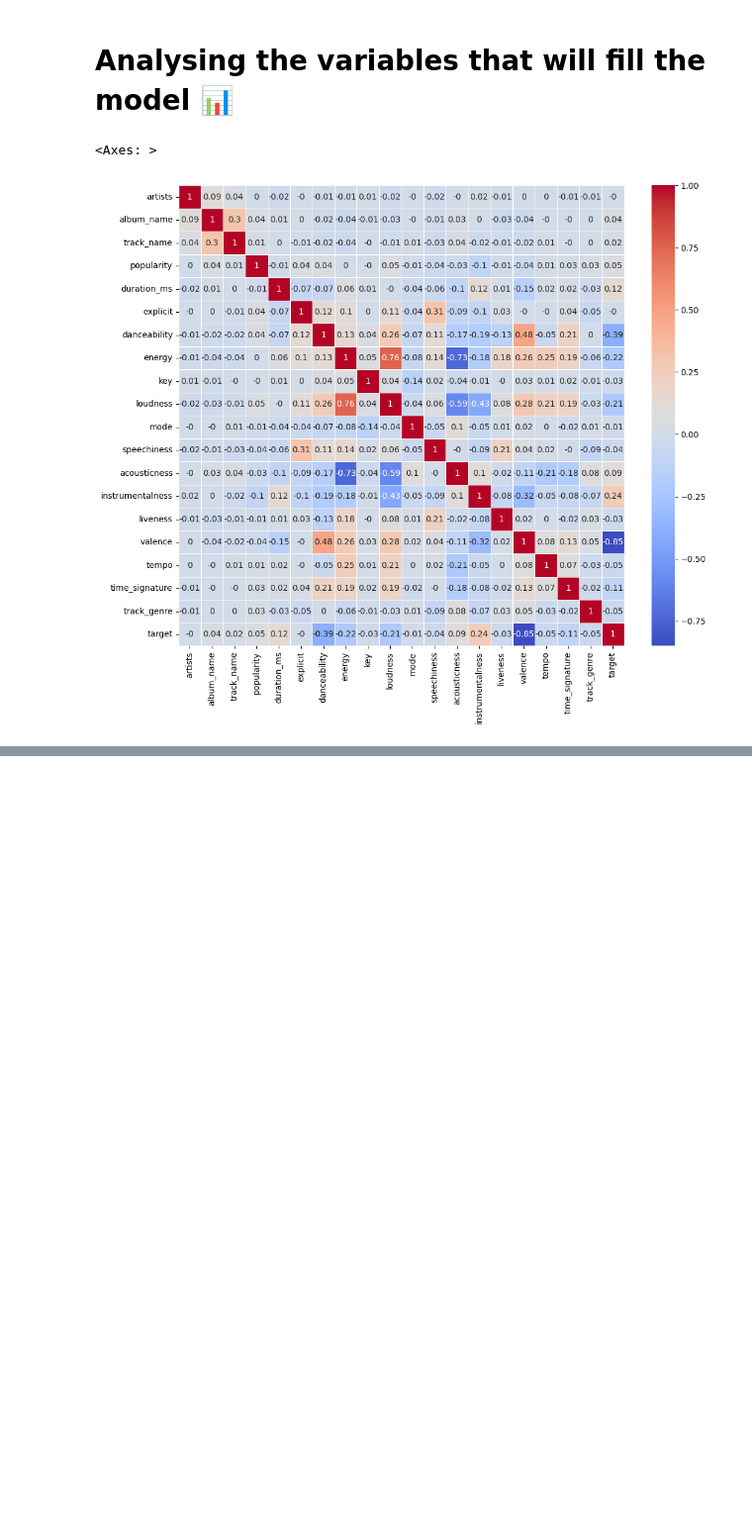
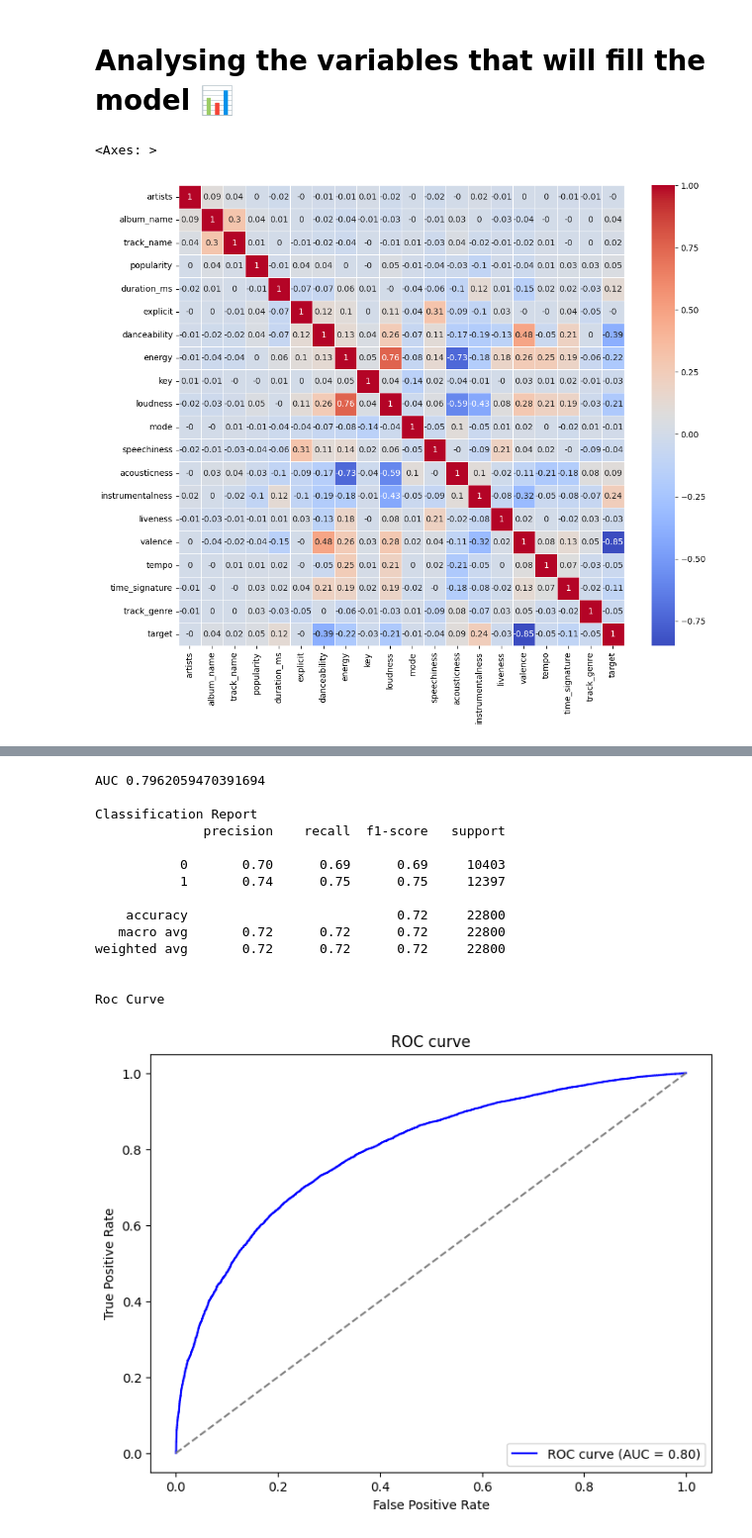
Before and after one commit to CaioLDias/Music_Classifier_Spotify, a Jupyter notebook: Music_Classifier_Spotify.ipynb, the cells around one changed output, grey strips where cells are left out. Shown at 99% size. Saved outputs shown, nothing was run; the diff lists cells and outputs as text; code cells hidden in the pictures; blank space fills up the shorter version.

Commit message:
Adding some predictive analysis

```diff
--- a/Music_Classifier_Spotify.ipynb
+++ b/Music_Classifier_Spotify.ipynb
@@ -143,0 +204,40 @@ sns.heatmap(data=correlation_matrix, annot=True, linewidths=.5, ax=ax, cmap="coo
+# %%
+def roda_modelo(modelo):
+
+    from sklearn.metrics import roc_curve, roc_auc_score, classification_report
+
+    # Training the model with the training dataset
+    modelo.fit(X_train_escalonado, y_train)
+
+    # Calculating probability and calculating AUC
+    prob_predic = modelo.predict_proba(X_test_escalonado) # get the probabilities associated with the predicted classes for each data instance
+    auc = roc_auc_score(y_test, prob_predic[:,1])
+    print(f"AUC {auc}")
+
+    # Predicting test data and calculating the classification report
+    predicao = modelo.predict(X_test_escalonado)
+    print("\nClassification Report")
+    print(classification_report(y_test, predicao))
+
+    print("\nRoc Curve\n")
+    # Make probability predictions
+    y_pred_probs = modelo.predict_proba(X_test_escalonado)[:, 1]
+
+    # Calculate the ROC curve
+    fpr, tpr, thresholds = roc_curve(y_test, y_pred_probs)
+
+    # Calculate AUC (area under the ROC curve)
+    auc = roc_auc_score(y_test, y_pred_probs)
+
+    # Plot the ROC curve
+    plt.figure(figsize=(8, 6))
+    plt.plot(fpr, tpr, color='blue', label=f'ROC curve (AUC = {auc:.2f})') # linewidth
+    plt.plot([0, 1], [0, 1], color='gray',linestyle='--')
+    plt.xlabel('False Positive Rate')
+    plt.ylabel('True Positive Rate')
+    plt.title('ROC curve')
+    plt.legend(loc='lower right')
+    plt.show()
+
+    # Convert probabilities to predicted classes (0 or 1)
+    y_pred = (y_pred_probs > 0.5).astype(int)
@@ -143,0 +248,20 @@ sns.heatmap(data=correlation_matrix, annot=True, linewidths=.5, ax=ax, cmap="coo
+# %%
+from sklearn.linear_model import LogisticRegression
+modelo_logistico = LogisticRegression()
+roda_modelo(modelo_logistico)
+# %% [output]
+AUC 0.7962059470391694
+
+Classification Report
+              precision    recall  f1-score   support
+
+           0       0.70      0.69      0.69     10403
+           1       0.74      0.75      0.75     12397
+
+    accuracy                           0.72     22800
+   macro avg       0.72      0.72      0.72     22800
+weighted avg       0.72      0.72      0.72     22800
+
+
+Roc Curve
+[figure, added]
```
Also changed, not shown: parts of 19 cells of this notebook.
